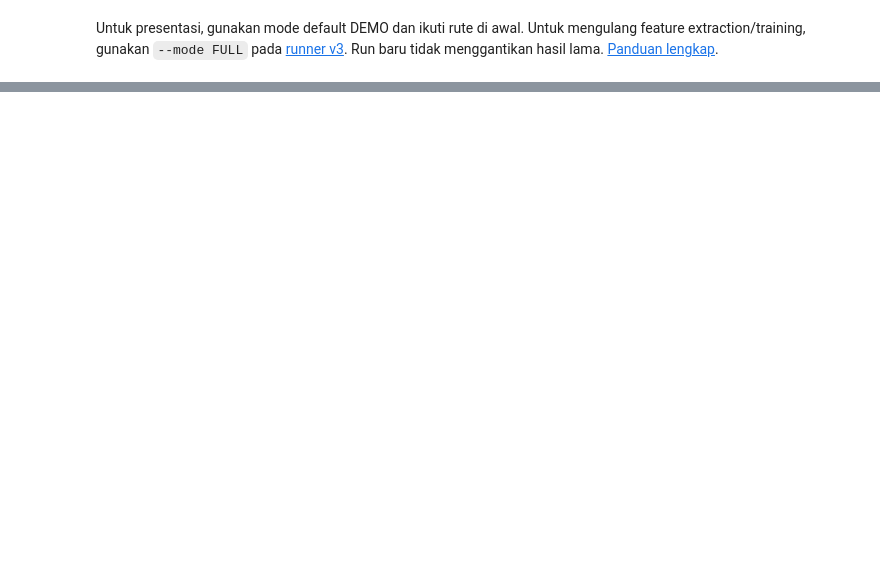
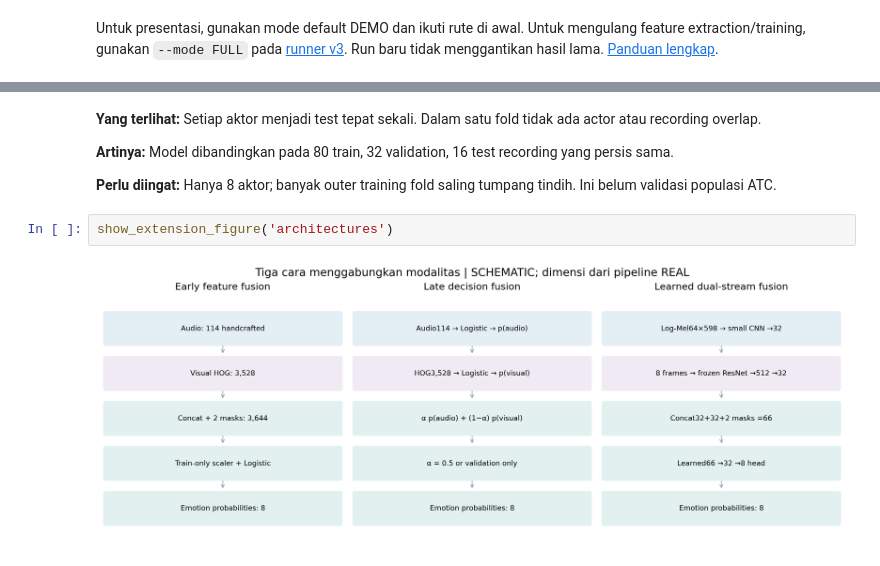
Before and after one commit to maulnite/atc-fatigue-research, a Jupyter notebook: notebooks/v3/03_multimodal_fusion.ipynb, the cells around one changed output, grey strips where cells are left out. Drawn from its saved outputs; the diff is of its cells as text; blank space fills up the shorter version.

```diff
--- a/notebooks/v3/03_multimodal_fusion.ipynb
+++ b/notebooks/v3/03_multimodal_fusion.ipynb
@@ -1162,0 +1231,10 @@ Untuk presentasi, gunakan mode default DEMO dan ikuti rute di awal. Untuk mengul
+# %% [markdown]
+**Yang terlihat:** Setiap aktor menjadi test tepat sekali. Dalam satu fold tidak ada actor atau recording overlap.
+
+**Artinya:** Model dibandingkan pada 80 train, 32 validation, 16 test recording yang persis sama.
+
+**Perlu diingat:** Hanya 8 aktor; banyak outer training fold saling tumpang tindih. Ini belum validasi populasi ATC.
+# %%
+show_extension_figure('architectures')
+# %% [output]
+[figure, added]
```
Also changed, not shown: parts of 38 cells of this notebook, 47 other files.
